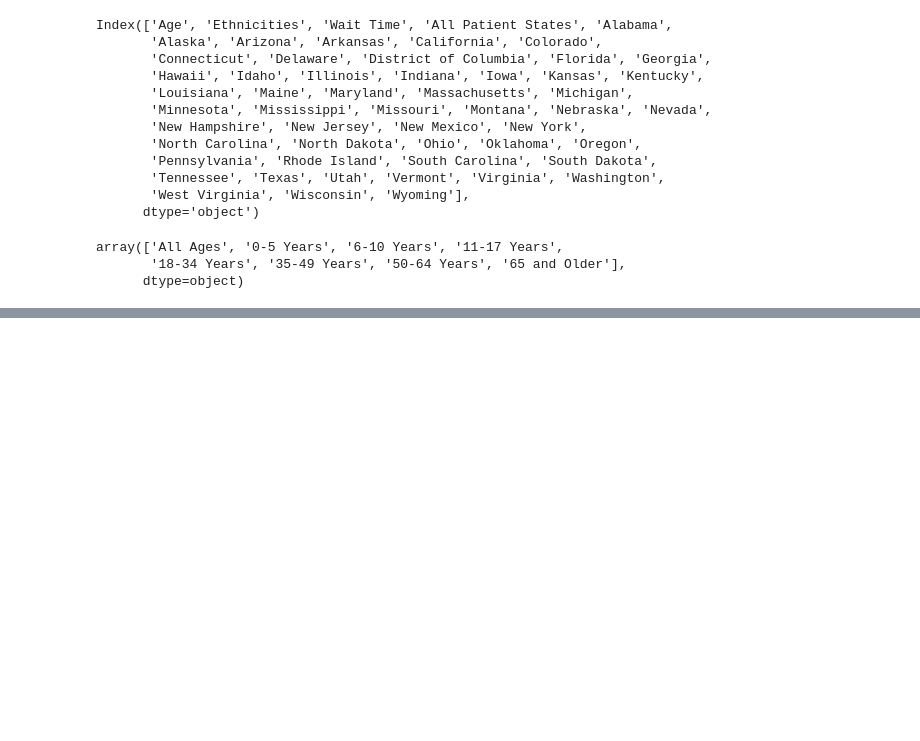
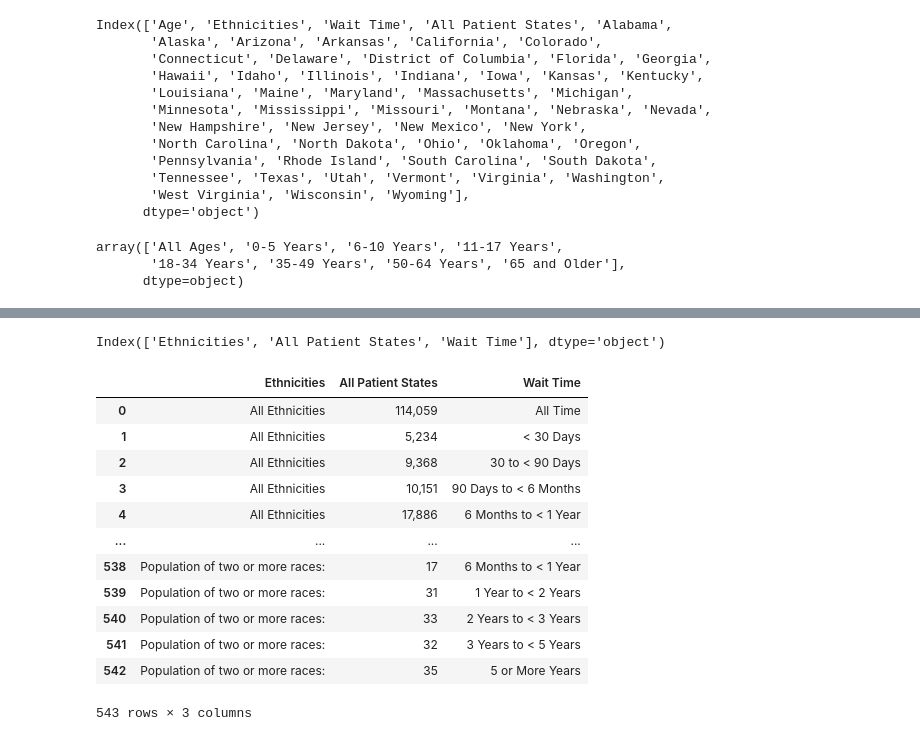
Before and after one commit to mwsierzega/Project3, a Jupyter notebook: Data_Census_OPTN.ipynb, the cells around one changed output, grey strips where cells are left out. Cells and saved outputs as stored; diff of their text form; code cells hidden in the pictures; blank space fills up the shorter version.

```diff
--- a/Data_Census_OPTN.ipynb
+++ b/Data_Census_OPTN.ipynb
@@ -309,0 +377,23 @@ all_ages_optn.to_frame()
+# %%
+# grab columns 'Ethnicities' and 'All Patient States' where the former is = All Time
+all_eth_all_states = optn_age_eth_df[['Ethnicities', 'All Patient States', 'Wait Time']].squeeze(axis=0)
+all_eth_all_states.columns
+# %% [output]
+Index(['Ethnicities', 'All Patient States', 'Wait Time'], dtype='object')
+# %%
+#for row in range(len())
+all_eth_all_states
+# %% [output]
+|  | Ethnicities | All Patient States | Wait Time |
+| 0 | All Ethnicities | 114,059 | All Time |
+| 1 | All Ethnicities | 5,234 | < 30 Days |
+| 2 | All Ethnicities | 9,368 | 30 to < 90 Days |
+| 3 | All Ethnicities | 10,151 | 90 Days to < 6 Months |
+| 4 | All Ethnicities | 17,886 | 6 Months to < 1 Year |
+| ... | ... | ... | ... |
+| 538 | Population of two or more races: | 17 | 6 Months to < 1 Year |
+| 539 | Population of two or more races: | 31 | 1 Year to < 2 Years |
+| 540 | Population of two or more races: | 33 | 2 Years to < 3 Years |
+| 541 | Population of two or more races: | 32 | 3 Years to < 5 Years |
+| 542 | Population of two or more races: | 35 | 5 or More Years |
+543 rows × 3 columns
```
Also changed, not shown: parts of 15 cells of this notebook, 4 other files.
